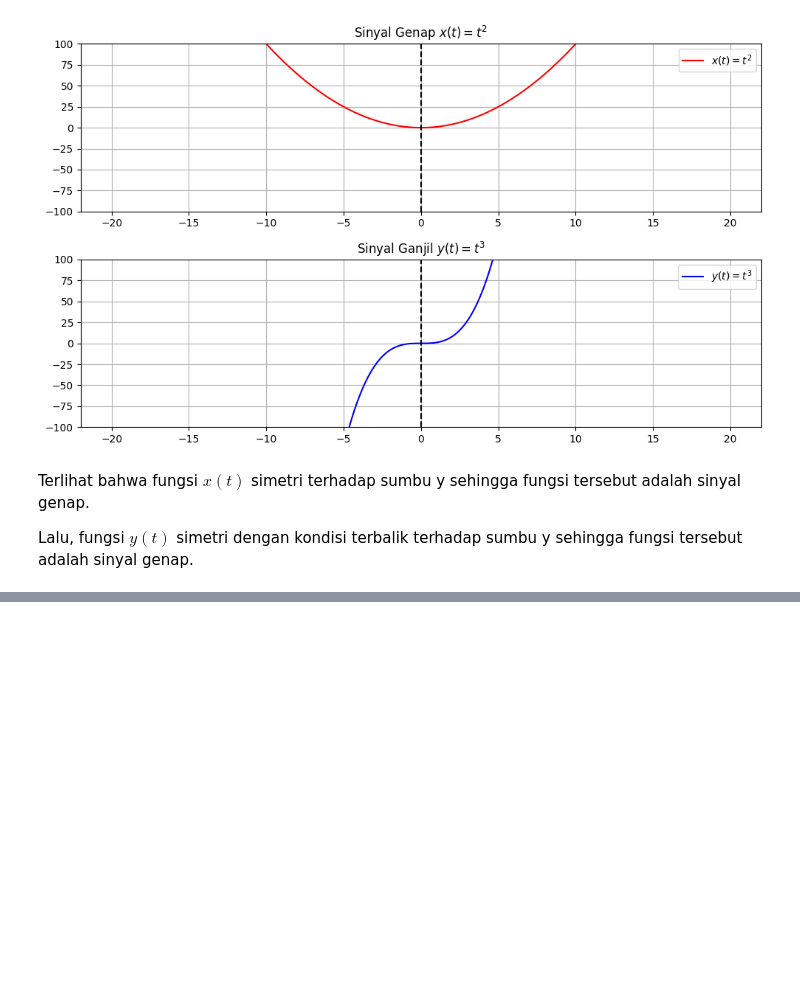
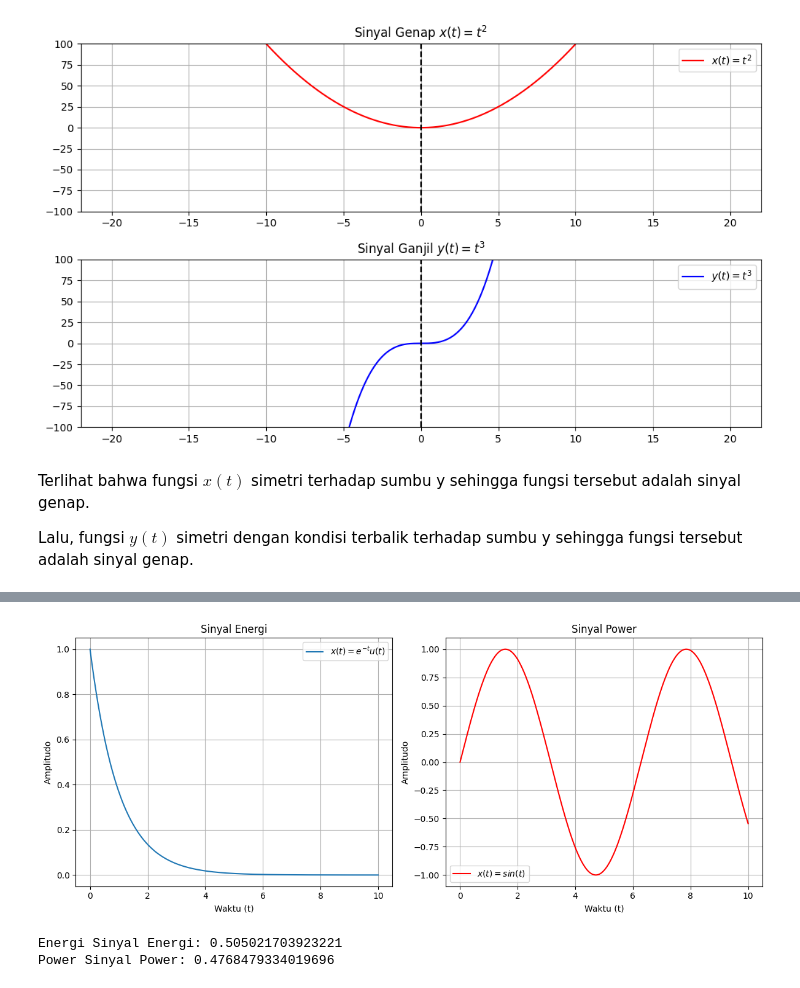
Before and after one commit to Dzuumirrah/Isyarat-dan-Sistem, a Jupyter notebook: Mid-term/answer-notebook.ipynb, the cells around one changed output, grey strips where cells are left out. Cells and saved outputs as stored; diff of their text form; code cells hidden in the pictures; blank space fills up the shorter version.

```diff
--- a/Mid-term/answer-notebook.ipynb
+++ b/Mid-term/answer-notebook.ipynb
@@ -1168,0 +767,46 @@ plt.show()
+# %%
+# Pembuatan grafik
+# Parameter untuk sinyal
+t = np.linspace(0, 10, 1000)
+
+# Sinyal Energi: x(t) = e^(-t) * u(t)
+x_energy = np.exp(-t)
+
+# Sinyal Power: x(t) = sin(t)
+x_power = np.sin(t)
+
+plt.figure(figsize=(12, 5))
+
+# Plot Sinyal Energi
+plt.subplot(1, 2, 1)
+plt.plot(t, x_energy, label=r'$x(t) = e^{-t}u(t)$')
+plt.title('Sinyal Energi')
+plt.xlabel('Waktu (t)')
+plt.ylabel('Amplitudo')
+plt.grid(True)
+plt.legend()
+
+# Plot Sinyal Power
+plt.subplot(1, 2, 2)
+plt.plot(t, x_power, label=r'$x(t) = sin(t)$', color='r')
+plt.title('Sinyal Power')
+plt.xlabel('Waktu (t)')
+plt.ylabel('Amplitudo')
+plt.grid(True)
+plt.legend()
+
+plt.tight_layout()
+plt.show()
+# %% [output]
+[figure, added]
+# %%
+# Perhitungan Energi untuk Sinyal Energi
+E_x_energy = np.sum(x_energy**2) * (t[1] - t[0])  # Menggunakan metode integrasi numerik
+print(f'Energi Sinyal Energi: {E_x_energy}')
+
+# Perhitungan Power untuk Sinyal Power
+P_x_power = np.mean(x_power**2)  # Power adalah rata-rata kuadrat
+print(f'Power Sinyal Power: {P_x_power}')
+# %% [output]
+Energi Sinyal Energi: 0.505021703923221
+Power Sinyal Power: 0.4768479334019696
```
Also changed, not shown: parts of 48 cells of this notebook.
